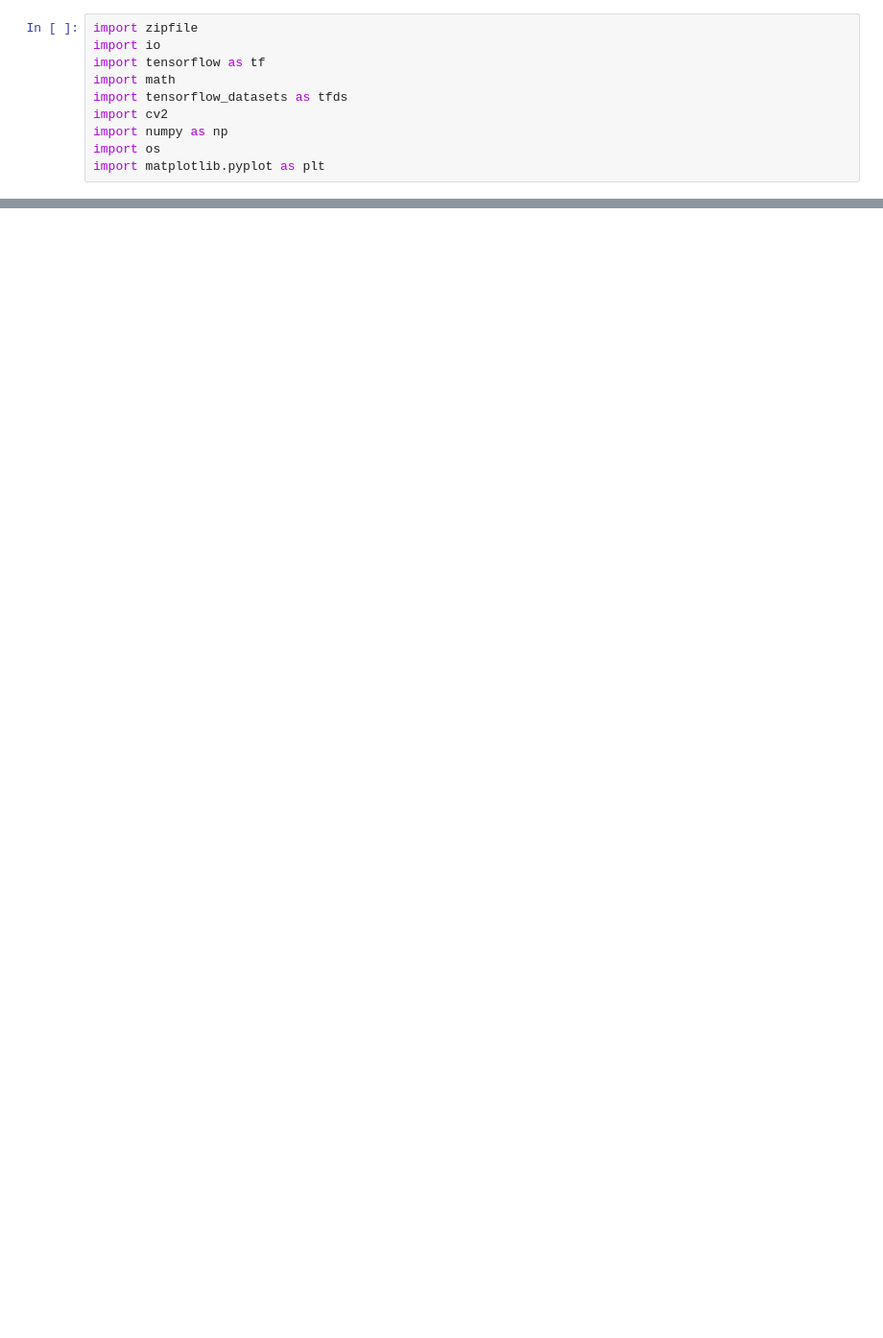
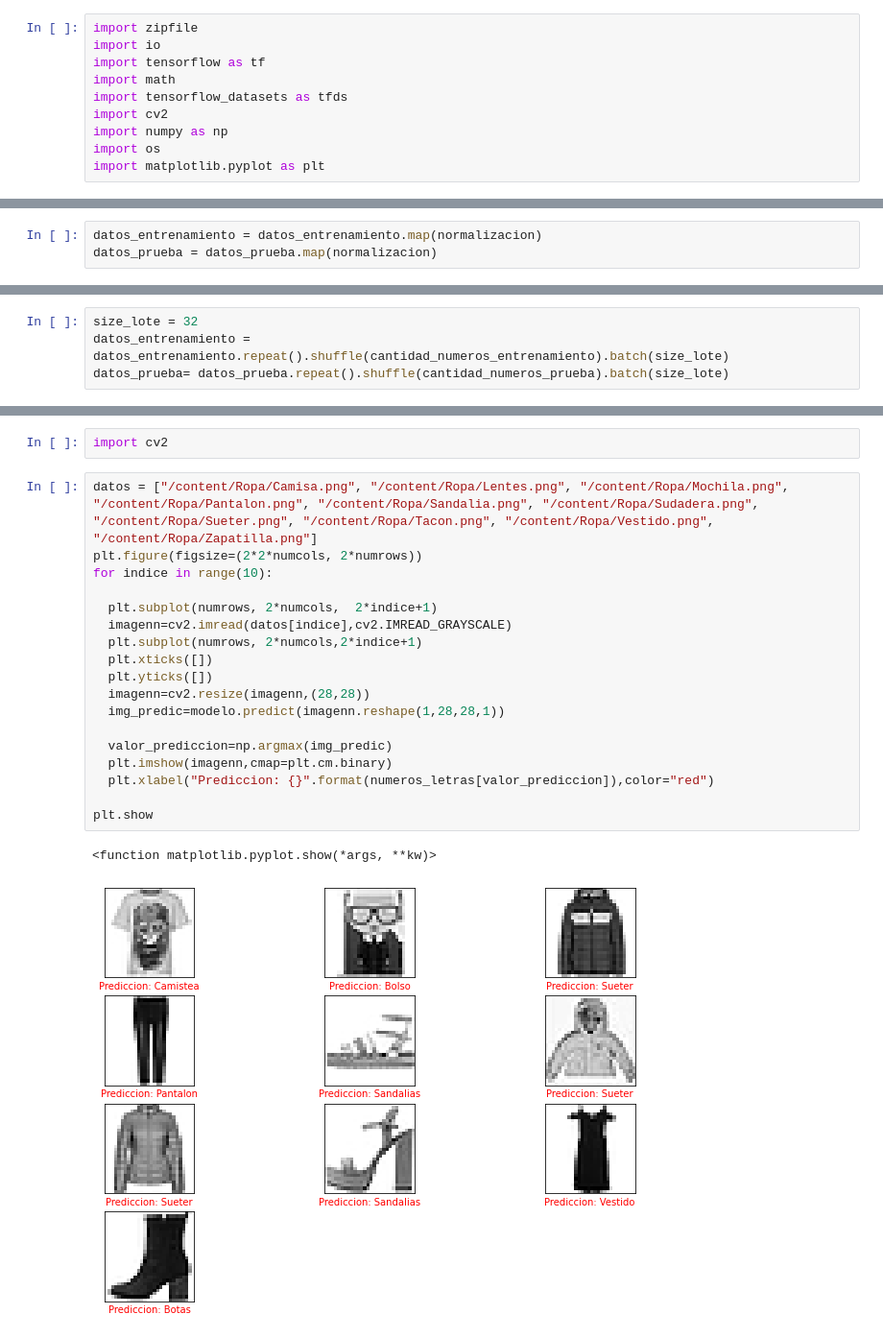
Before and after one commit to VanessaRivas2000/Tareas-Progra-III, a Jupyter notebook: ropa.ipynb, the cells around one changed output, grey strips where cells are left out. Shown at 96% size. Saved outputs shown, nothing was run; the diff lists cells and outputs as text; blank space fills up the shorter version.

```diff
--- a/ropa.ipynb
+++ b/ropa.ipynb
@@ -112,2 +35,5 @@ print(nombres_ropa)
+# %%
+datos_entrenamiento = datos_entrenamiento.map(normalizacion)
+datos_prueba = datos_prueba.map(normalizacion)
 # %%
 modelo = tf.keras.Sequential([
@@ -145,0 +51,4 @@ for i in range(10):
+# %%
+size_lote = 32
+datos_entrenamiento = datos_entrenamiento.repeat().shuffle(cantidad_numeros_entrenamiento).batch(size_lote)
+datos_prueba= datos_prueba.repeat().shuffle(cantidad_numeros_prueba).batch(size_lote)
@@ -145,0 +184,23 @@ for i in range(10):
+# %%
+import cv2
+# %%
+datos = ["/content/Ropa/Camisa.png", "/content/Ropa/Lentes.png", "/content/Ropa/Mochila.png", "/content/Ropa/Pantalon.png", "/content/Ropa/Sandalia.png", "/content/Ropa/Sudadera.png", "/content/Ropa/Sueter.png", "/content/Ropa/Tacon.png", "/content/Ropa/Vestido.png", "/content/Ropa/Zapatilla.png"]
+plt.figure(figsize=(2*2*numcols, 2*numrows))
+for indice in range(10):
+
+  plt.subplot(numrows, 2*numcols,  2*indice+1)
+  imagenn=cv2.imread(datos[indice],cv2.IMREAD_GRAYSCALE)
+  plt.subplot(numrows, 2*numcols,2*indice+1)
+  plt.xticks([])
+  plt.yticks([])
+  imagenn=cv2.resize(imagenn,(28,28))
+  img_predic=modelo.predict(imagenn.reshape(1,28,28,1))
+
+  valor_prediccion=np.argmax(img_predic)
+  plt.imshow(imagenn,cmap=plt.cm.binary)
+  plt.xlabel("Prediccion: {}".format(numeros_letras[valor_prediccion]),color="red")
+
+plt.show
+# %% [output]
+<function matplotlib.pyplot.show(*args, **kw)>
+[figure, added]
```
Also changed, not shown: parts of 27 cells of this notebook.
